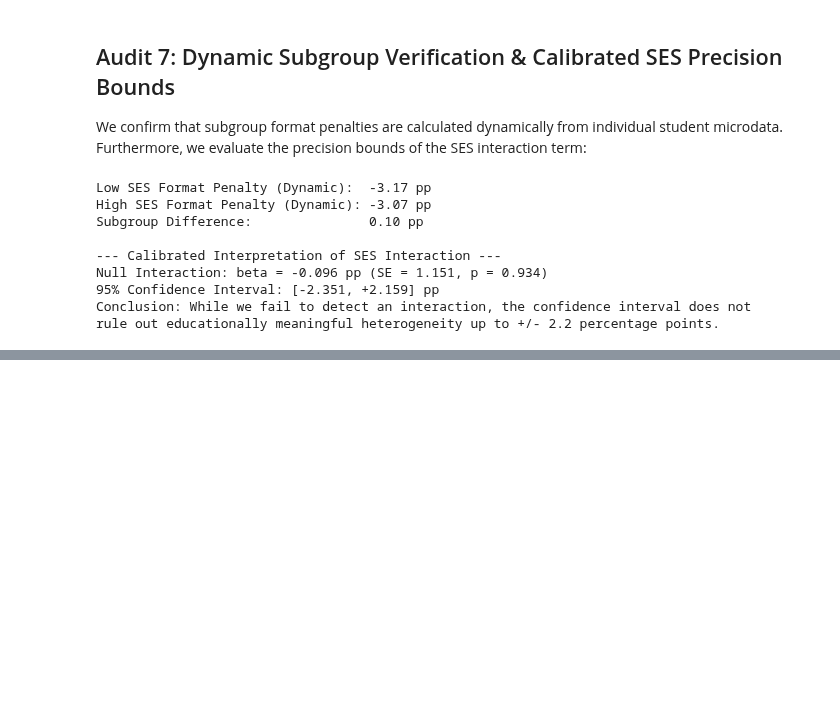
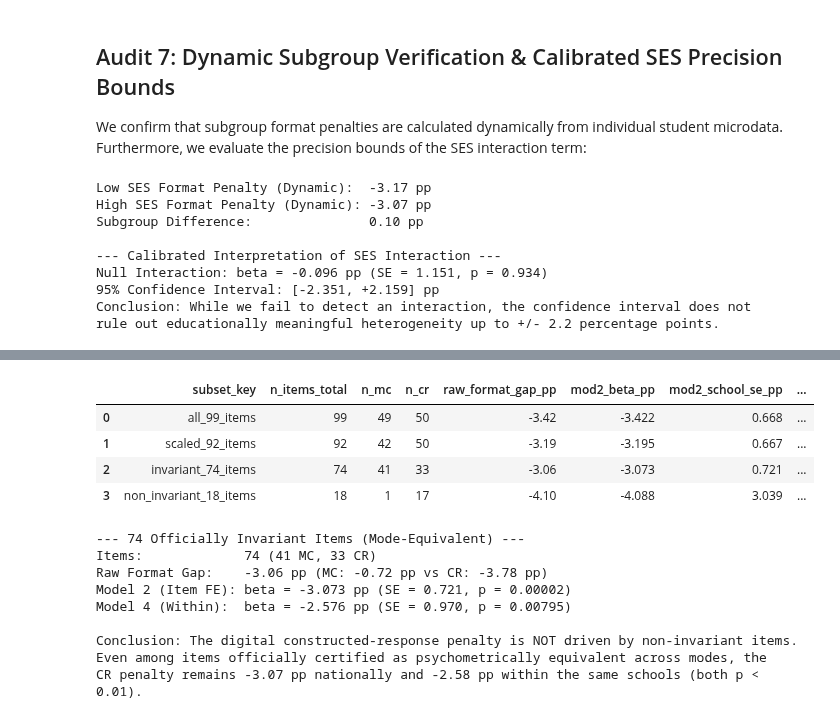
Before and after one commit to admiralorbiter/computational-sketchbook, a Jupyter notebook: 2026/2026-10-09-keyboarding-mode-effects/notebooks/03_timss_2019_scoring_validation.ipynb, the cells around one changed output, grey strips where cells are left out. Cells and saved outputs as stored; diff of their text form; code cells hidden in the pictures; blank space fills up the shorter version.

Commit message:
Reconcile item invariance sensitivity (Table 14), update literature registry, and add 22nd test

```diff
--- a/2026/2026-10-09-keyboarding-mode-effects/notebooks/03_timss_2019_scoring_validation.ipynb
+++ b/2026/2026-10-09-keyboarding-mode-effects/notebooks/03_timss_2019_scoring_validation.ipynb
@@ -267,0 +284,29 @@ rule out educationally meaningful heterogeneity up to +/- 2.2 percentage points.
+# %%
+df_inv = pd.read_csv(TABLES_DIR / "table14_timss_2019_item_invariance_sensitivity.csv")
+display(df_inv[["subset_key", "n_items_total", "n_mc", "n_cr", "raw_format_gap_pp", "mod2_beta_pp", "mod2_school_se_pp", "mod2_p_value", "mod4_beta_pp", "mod4_school_se_pp", "mod4_school_p_value"]])
+
+# Verification of key finding
+r_inv = df_inv[df_inv["subset_key"] == "invariant_74_items"].iloc[0]
+print(f"\n--- 74 Officially Invariant Items (Mode-Equivalent) ---")
+print(f"Items:             {r_inv['n_items_total']} ({r_inv['n_mc']} MC, {r_inv['n_cr']} CR)")
+print(f"Raw Format Gap:    {r_inv['raw_format_gap_pp']:.2f} pp (MC: {r_inv['mc_mean_diff_pp']:.2f} pp vs CR: {r_inv['cr_mean_diff_pp']:.2f} pp)")
+print(f"Model 2 (Item FE): beta = {r_inv['mod2_beta_pp']:.3f} pp (SE = {r_inv['mod2_school_se_pp']:.3f}, p = {r_inv['mod2_p_value']:.5f})")
+print(f"Model 4 (Within):  beta = {r_inv['mod4_beta_pp']:.3f} pp (SE = {r_inv['mod4_school_se_pp']:.3f}, p = {r_inv['mod4_school_p_value']:.5f})")
+print("\nConclusion: The digital constructed-response penalty is NOT driven by non-invariant items.")
+print("Even among items officially certified as psychometrically equivalent across modes, the")
+print("CR penalty remains -3.07 pp nationally and -2.58 pp within the same schools (both p < 0.01).")
+# %% [output]
+|  | subset_key | n_items_total | n_mc | n_cr | raw_format_gap_pp | mod2_beta_pp | mod2_school_se_pp | ... |
+| 0 | all_99_items | 99 | 49 | 50 | -3.42 | -3.422 | 0.668 | ... |
+| 1 | scaled_92_items | 92 | 42 | 50 | -3.19 | -3.195 | 0.667 | ... |
+| 2 | invariant_74_items | 74 | 41 | 33 | -3.06 | -3.073 | 0.721 | ... |
+| 3 | non_invariant_18_items | 18 | 1 | 17 | -4.10 | -4.088 | 3.039 | ... |
+--- 74 Officially Invariant Items (Mode-Equivalent) ---
+Items:             74 (41 MC, 33 CR)
+Raw Format Gap:    -3.06 pp (MC: -0.72 pp vs CR: -3.78 pp)
+Model 2 (Item FE): beta = -3.073 pp (SE = 0.721, p = 0.00002)
+Model 4 (Within):  beta = -2.576 pp (SE = 0.970, p = 0.00795)
+
+Conclusion: The digital constructed-response penalty is NOT driven by non-invariant items.
+Even among items officially certified as psychometrically equivalent across modes, the
+CR penalty remains -3.07 pp nationally and -2.58 pp within the same schools (both p < 0.01).
```
Also changed, not shown: parts of 1 cell of this notebook, 11 other files.
